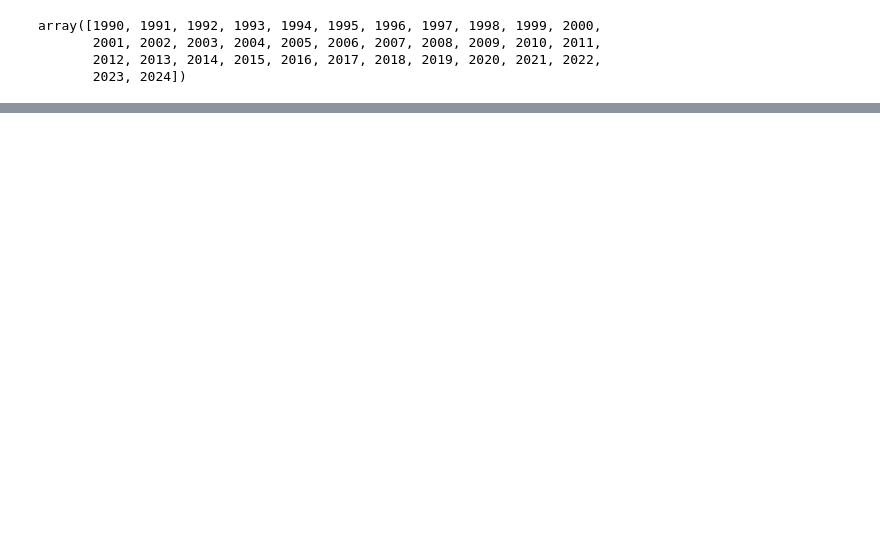
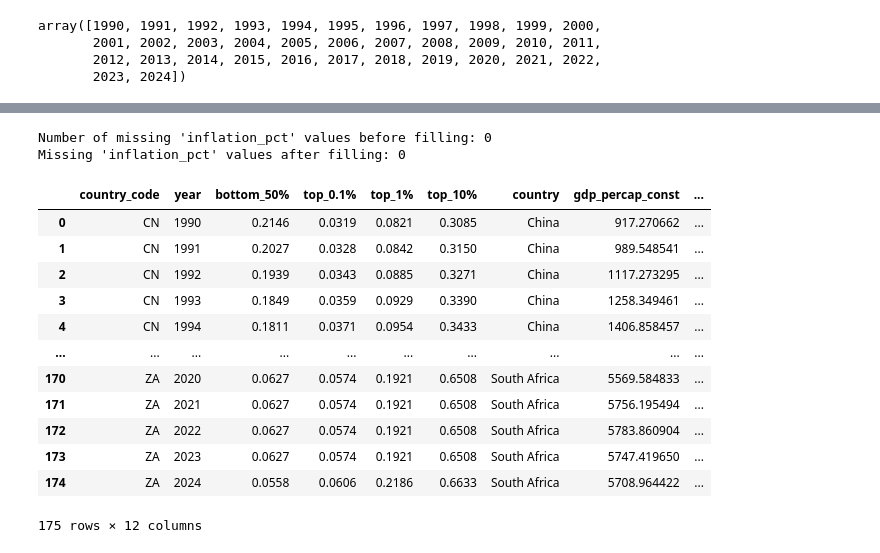
Before and after one commit to princeixr/Income_inequality, a Jupyter notebook: 602_indicators.ipynb, the cells around one changed output, grey strips where cells are left out. Saved outputs shown, nothing was run; the diff lists cells and outputs as text; code cells hidden in the pictures; blank space fills up the shorter version.

```diff
--- a/602_indicators.ipynb
+++ b/602_indicators.ipynb
@@ -358,0 +373,26 @@ df_merge.head()
+# %%
+df_merge['inflation_pct'] = df_merge.groupby('country')['inflation_pct'].transform(lambda x: x.ffill().bfill())
+df_merge['unemployment_pct'] = df_merge.groupby('country')['unemployment_pct'].transform(lambda x: x.ffill().bfill())
+# df_merge['edu_spend_pct_gdp'] = df_merge.groupby('country')['edu_spend_pct_gdp'].transform(lambda x: x.ffill().bfill())
+missing_inflation_pct_count = df_merge['inflation_pct'].isnull().sum()
+print(f"Number of missing 'inflation_pct' values before filling: {missing_inflation_pct_count}")
+print("Missing 'inflation_pct' values after filling:", df_merge['inflation_pct'].isnull().sum())
+# %% [output]
+Number of missing 'inflation_pct' values before filling: 0
+Missing 'inflation_pct' values after filling: 0
+# %%
+df_merge
+# %% [output]
+|  | country_code | year | bottom_50% | top_0.1% | top_1% | top_10% | country | gdp_percap_const | ... |
+| 0 | CN | 1990 | 0.2146 | 0.0319 | 0.0821 | 0.3085 | China | 917.270662 | ... |
+| 1 | CN | 1991 | 0.2027 | 0.0328 | 0.0842 | 0.3150 | China | 989.548541 | ... |
+| 2 | CN | 1992 | 0.1939 | 0.0343 | 0.0885 | 0.3271 | China | 1117.273295 | ... |
+| 3 | CN | 1993 | 0.1849 | 0.0359 | 0.0929 | 0.3390 | China | 1258.349461 | ... |
+| 4 | CN | 1994 | 0.1811 | 0.0371 | 0.0954 | 0.3433 | China | 1406.858457 | ... |
+| ... | ... | ... | ... | ... | ... | ... | ... | ... | ... |
+| 170 | ZA | 2020 | 0.0627 | 0.0574 | 0.1921 | 0.6508 | South Africa | 5569.584833 | ... |
+| 171 | ZA | 2021 | 0.0627 | 0.0574 | 0.1921 | 0.6508 | South Africa | 5756.195494 | ... |
+| 172 | ZA | 2022 | 0.0627 | 0.0574 | 0.1921 | 0.6508 | South Africa | 5783.860904 | ... |
+| 173 | ZA | 2023 | 0.0627 | 0.0574 | 0.1921 | 0.6508 | South Africa | 5747.419650 | ... |
+| 174 | ZA | 2024 | 0.0558 | 0.0606 | 0.2186 | 0.6633 | South Africa | 5708.964422 | ... |
+175 rows × 12 columns
```
Also changed, not shown: parts of 13 cells of this notebook, 3 other files.
